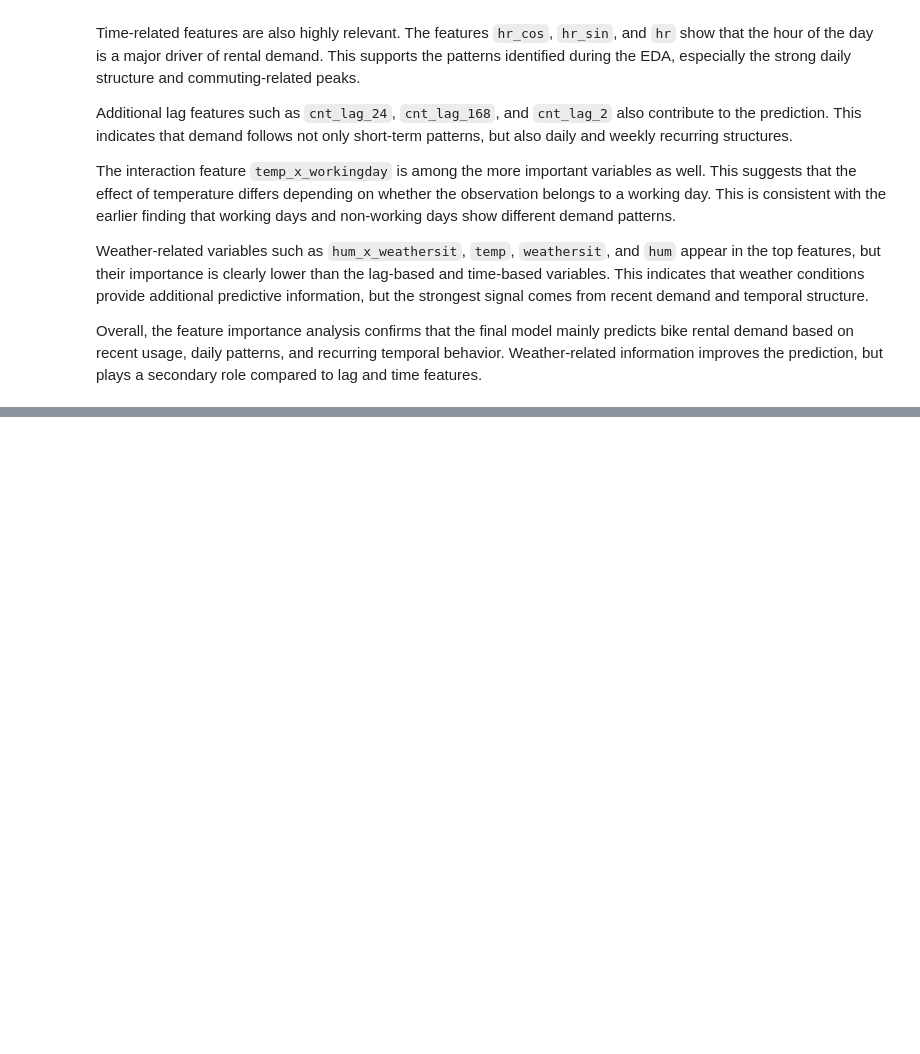
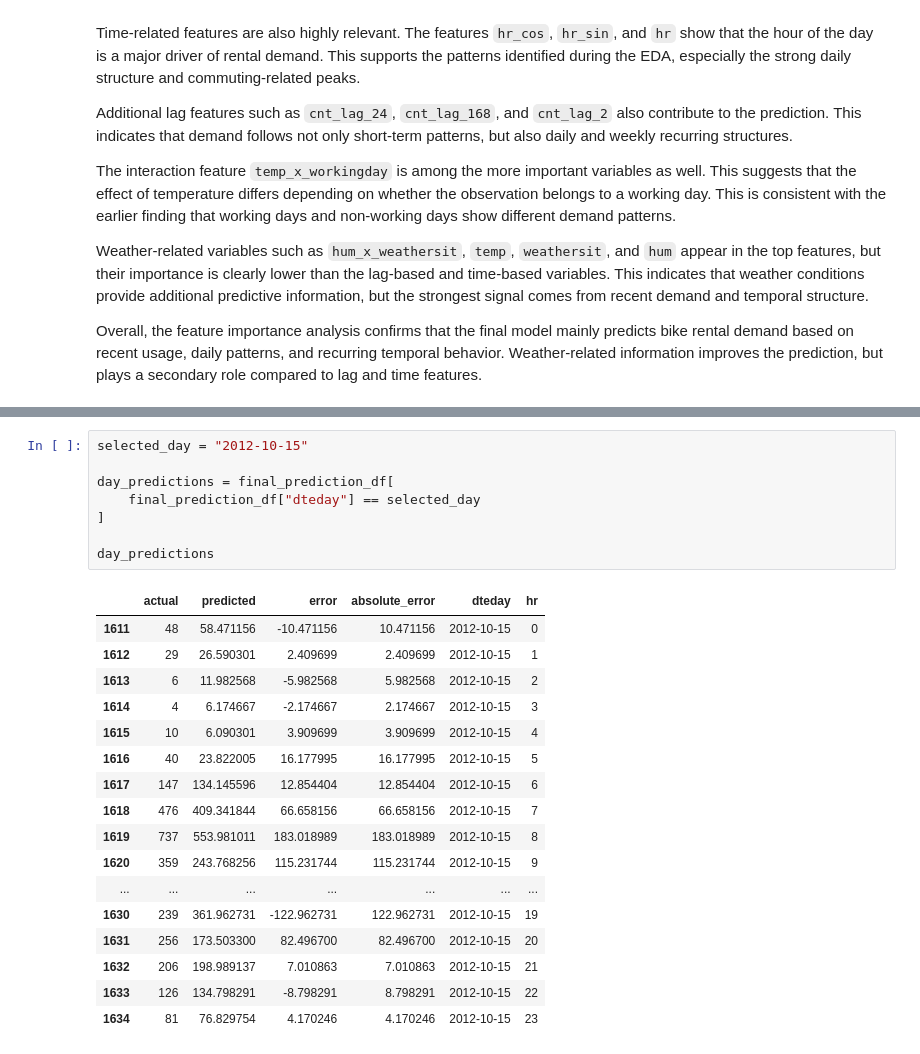
Before and after one commit to BoehmPa/AI_ML_Project, a Jupyter notebook: Feature_Engineering_and_Modeling.ipynb, the cells around one changed output, grey strips where cells are left out. Cells and saved outputs as stored; diff of their text form; blank space fills up the shorter version.

```diff
--- a/Feature_Engineering_and_Modeling.ipynb
+++ b/Feature_Engineering_and_Modeling.ipynb
@@ -1855,0 +1873,26 @@ Overall, the feature importance analysis confirms that the final model mainly pr
+# %%
+selected_day = "2012-10-15"
+
+day_predictions = final_prediction_df[
+    final_prediction_df["dteday"] == selected_day
+]
+
+day_predictions
+# %% [output]
+|  | actual | predicted | error | absolute_error | dteday | hr |
+| 1611 | 48 | 58.471156 | -10.471156 | 10.471156 | 2012-10-15 | 0 |
+| 1612 | 29 | 26.590301 | 2.409699 | 2.409699 | 2012-10-15 | 1 |
+| 1613 | 6 | 11.982568 | -5.982568 | 5.982568 | 2012-10-15 | 2 |
+| 1614 | 4 | 6.174667 | -2.174667 | 2.174667 | 2012-10-15 | 3 |
+| 1615 | 10 | 6.090301 | 3.909699 | 3.909699 | 2012-10-15 | 4 |
+| 1616 | 40 | 23.822005 | 16.177995 | 16.177995 | 2012-10-15 | 5 |
+| 1617 | 147 | 134.145596 | 12.854404 | 12.854404 | 2012-10-15 | 6 |
+| 1618 | 476 | 409.341844 | 66.658156 | 66.658156 | 2012-10-15 | 7 |
+| 1619 | 737 | 553.981011 | 183.018989 | 183.018989 | 2012-10-15 | 8 |
+| 1620 | 359 | 243.768256 | 115.231744 | 115.231744 | 2012-10-15 | 9 |
+| ... | ... | ... | ... | ... | ... | ... |
+| 1630 | 239 | 361.962731 | -122.962731 | 122.962731 | 2012-10-15 | 19 |
+| 1631 | 256 | 173.503300 | 82.496700 | 82.496700 | 2012-10-15 | 20 |
+| 1632 | 206 | 198.989137 | 7.010863 | 7.010863 | 2012-10-15 | 21 |
+| 1633 | 126 | 134.798291 | -8.798291 | 8.798291 | 2012-10-15 | 22 |
+| 1634 | 81 | 76.829754 | 4.170246 | 4.170246 | 2012-10-15 | 23 |
```
Also changed, not shown: parts of 5 cells of this notebook.
